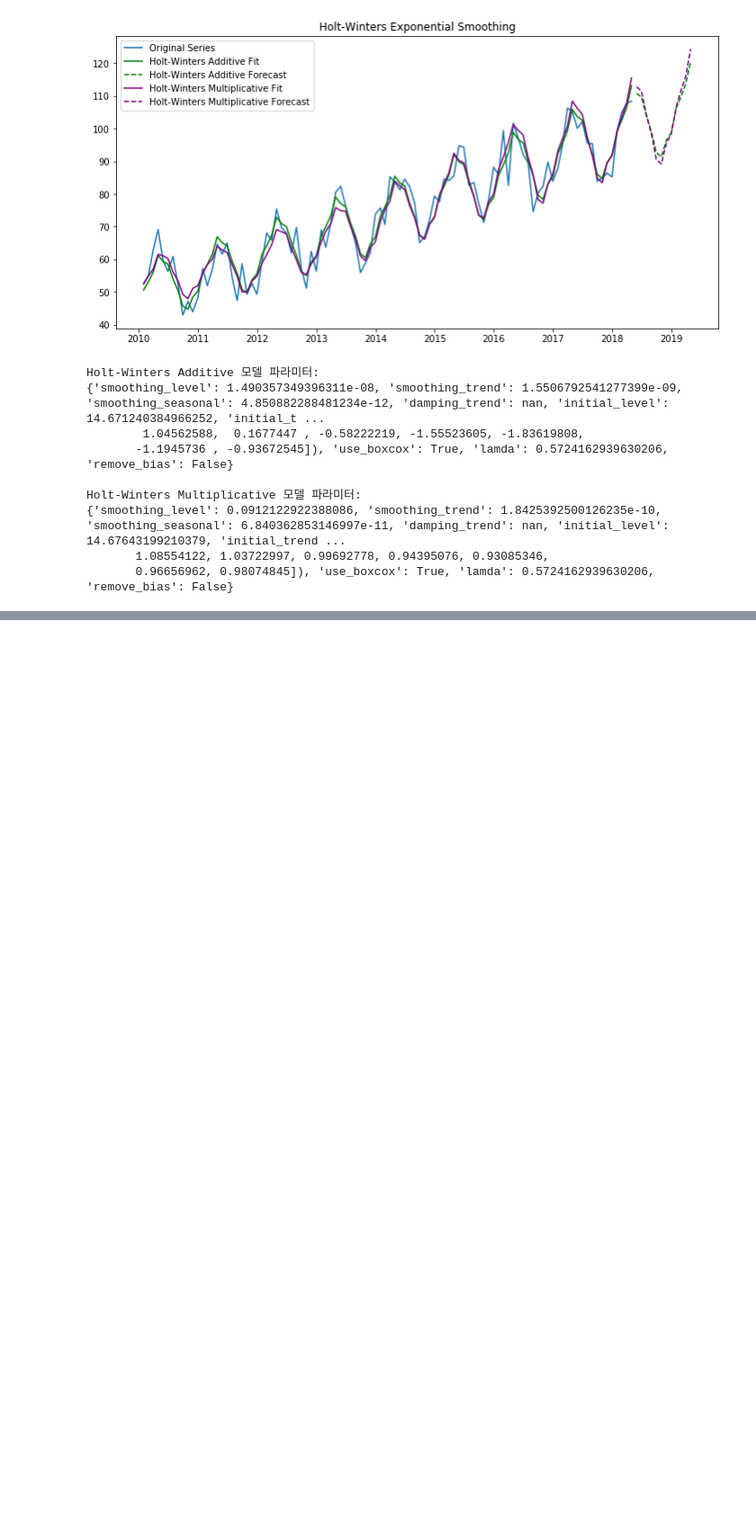
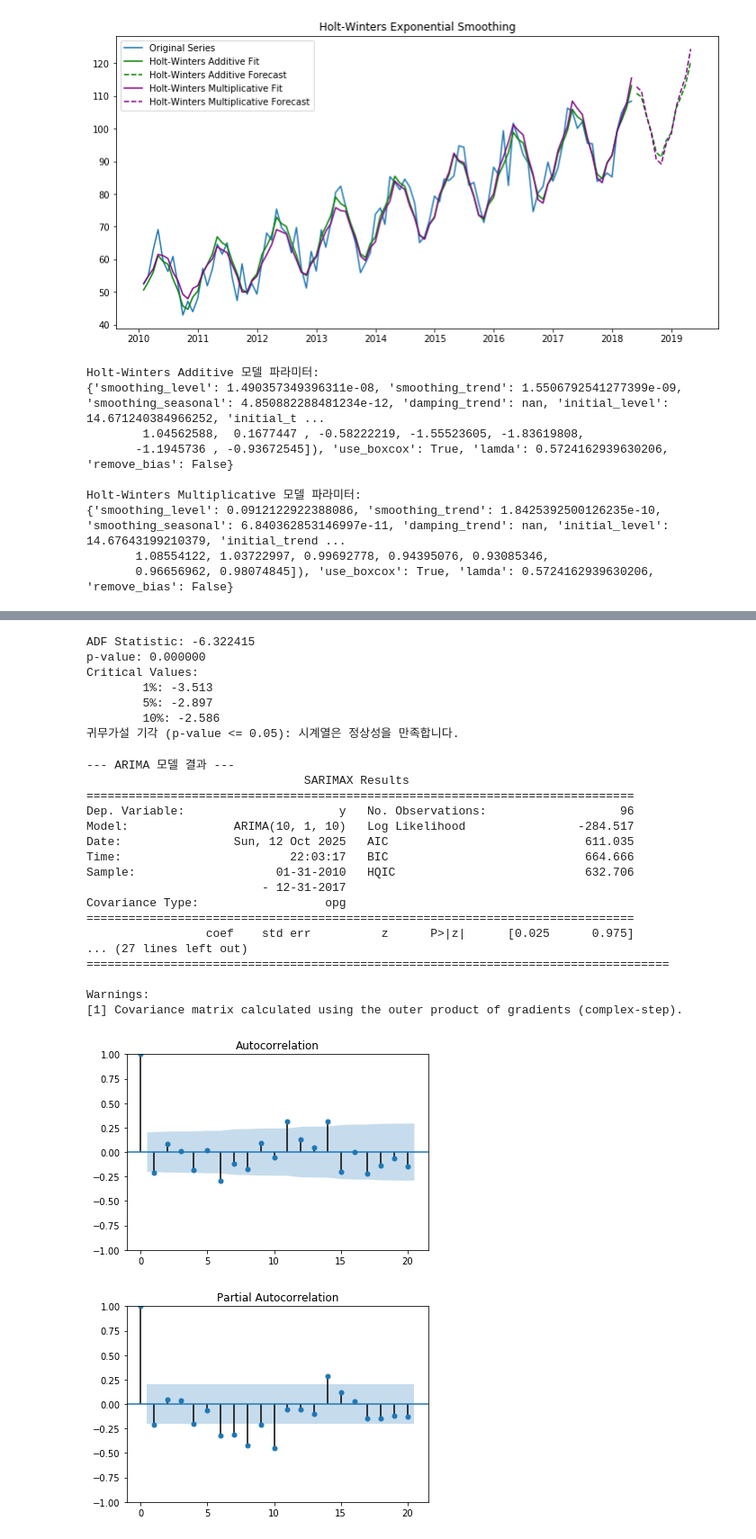
Before and after one commit to kangspa/ADP-study, a Jupyter notebook: PracticeTest/practice.ipynb, the cells around one changed output, grey strips where cells are left out. Shown at 90% size. Drawn from its saved outputs; the diff is of its cells as text; code cells hidden in the pictures; blank space fills up the shorter version.

```diff
--- a/PracticeTest/practice.ipynb
+++ b/PracticeTest/practice.ipynb
@@ -630,0 +656,59 @@ Holt-Winters Multiplicative 모델 파라미터:
+# %%
+# ADF 검정 함수
+def adf_test(series):
+    result = adfuller(series, autolag='AIC')
+    print('ADF Statistic: %f' % result[0])
+    print('p-value: %f' % result[1])
+    print('Critical Values:')
+    for key, value in result[4].items():
+        print('\t%s: %.3f' % (key, value))
+
+    if result[1] <= 0.05:
+        print("귀무가설 기각 (p-value <= 0.05): 시계열은 정상성을 만족합니다.")
+    else:
+        print("귀무가설 채택 (p-value > 0.05): 시계열은 비정상 시계열입니다.")
+# 차분 (d) 결정: ADF 검정 또는 시각적 확인
+# (이 예시에서는 추세가 있으므로 1차 차분 필요)
+ts_diff = train_data.diff().dropna()
+adf_test(ts_diff) # 정상성 검정 수행
+
+# AR(p) 및 MA(q) 차수 결정: ACF, PACF 플롯
+plot_acf(ts_diff, lags=20)
+plot_pacf(ts_diff, lags=20)
+# (플롯을 보고 p, q 값 결정. 여기서는 임의로 p=2, q=2로 가정)
+
+# ARIMA 모델 학습
+# order=(p, d, q)
+# p: AR 차수, d: 차분 차수, q: MA 차수
+arima_model = ARIMA(train_data, order=(10, 1, 10)) # d=1 (1차 차분)
+arima_results = arima_model.fit()
+
+print("--- ARIMA 모델 결과 ---")
+print(arima_results.summary())
+# %% [output]
+ADF Statistic: -6.322415
+p-value: 0.000000
+Critical Values:
+        1%: -3.513
+        5%: -2.897
+        10%: -2.586
+귀무가설 기각 (p-value <= 0.05): 시계열은 정상성을 만족합니다.
+--- ARIMA 모델 결과 ---
+                               SARIMAX Results
+==============================================================================
+Dep. Variable:                      y   No. Observations:                   96
+Model:               ARIMA(10, 1, 10)   Log Likelihood                -284.517
+Date:                Sun, 12 Oct 2025   AIC                            611.035
+Time:                        22:03:17   BIC                            664.666
+Sample:                    01-31-2010   HQIC                           632.706
+                         - 12-31-2017
+Covariance Type:                  opg
+==============================================================================
+                 coef    std err          z      P>|z|      [0.025      0.975]
+... (27 lines left out)
+===================================================================================
+
+Warnings:
+[1] Covariance matrix calculated using the outer product of gradients (complex-step).
+[figure, added]
+[figure, added]
```
Also changed, not shown: parts of 3 cells of this notebook, 6 other files.
